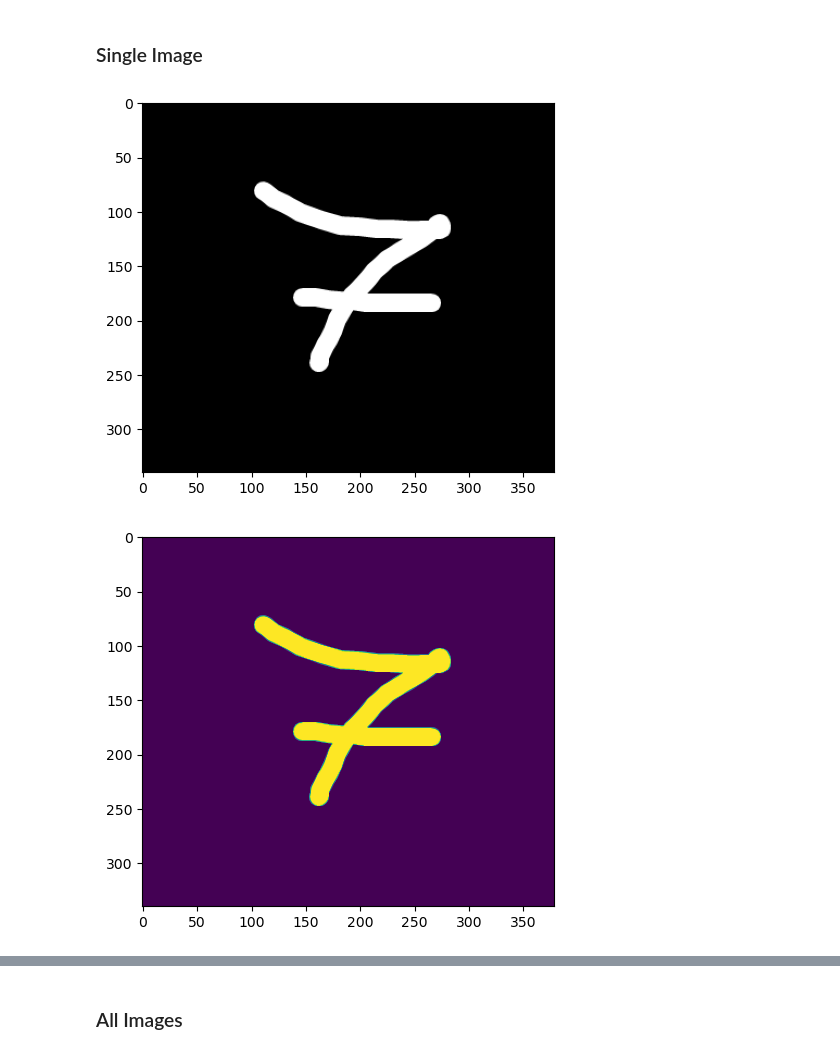
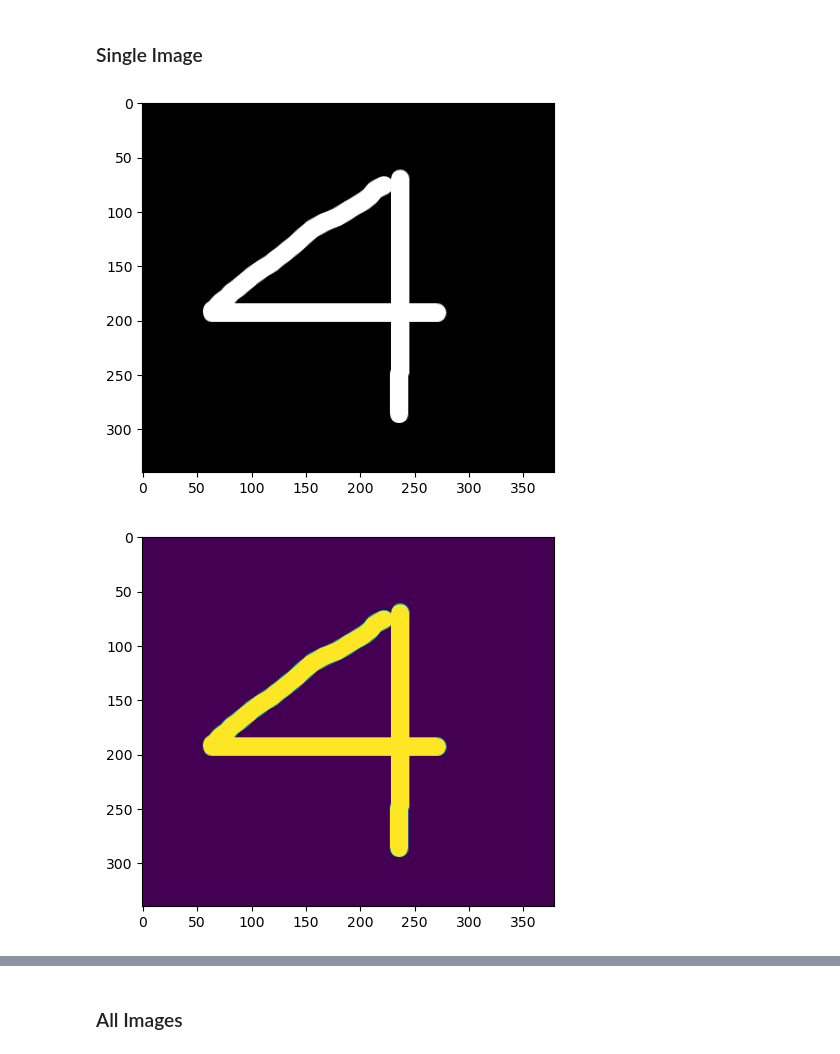
Before and after one commit to Gregoritsch3/DL_Digit_Recognition, a Jupyter notebook: DL_DigitRecognition.ipynb, the cells around one changed output, grey strips where cells are left out. Drawn from its saved outputs; the diff is of its cells as text; code cells hidden in the pictures.

```diff
--- a/DL_DigitRecognition.ipynb
+++ b/DL_DigitRecognition.ipynb
@@ -392,18 +392,18 @@ with open("files/Digit_CNN_model.pickle", 'rb') as f:
 ### Single Image
 # %%
 #Loading New Image
-img = cv2.imread('test_images/seven.png')
+img = cv2.imread('test_images/four_proper.png')
 plt.imshow(img)
 plt.show()
 # %% [output]
-[figure, old version]
+[figure, new version]
 # %%
 #Converting to grayscale
 gray = cv2.cvtColor(img, cv2.COLOR_BGR2GRAY)
 plt.imshow(gray)
 plt.show()
 # %% [output]
-[figure, old version]
+[figure, new version]
 # %%
 #Resizing and scaling
 resized = cv2.resize(gray, (28,28), interpolation=cv2.INTER_AREA)
```
Also changed, not shown: parts of 4 cells of this notebook.
